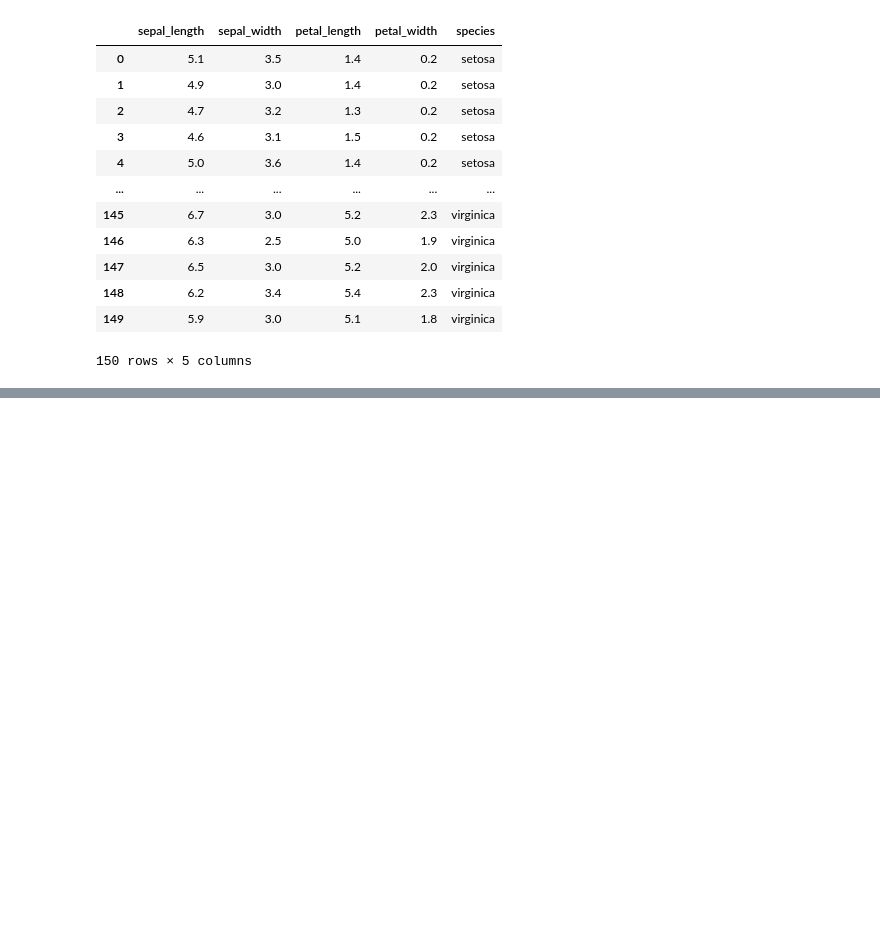
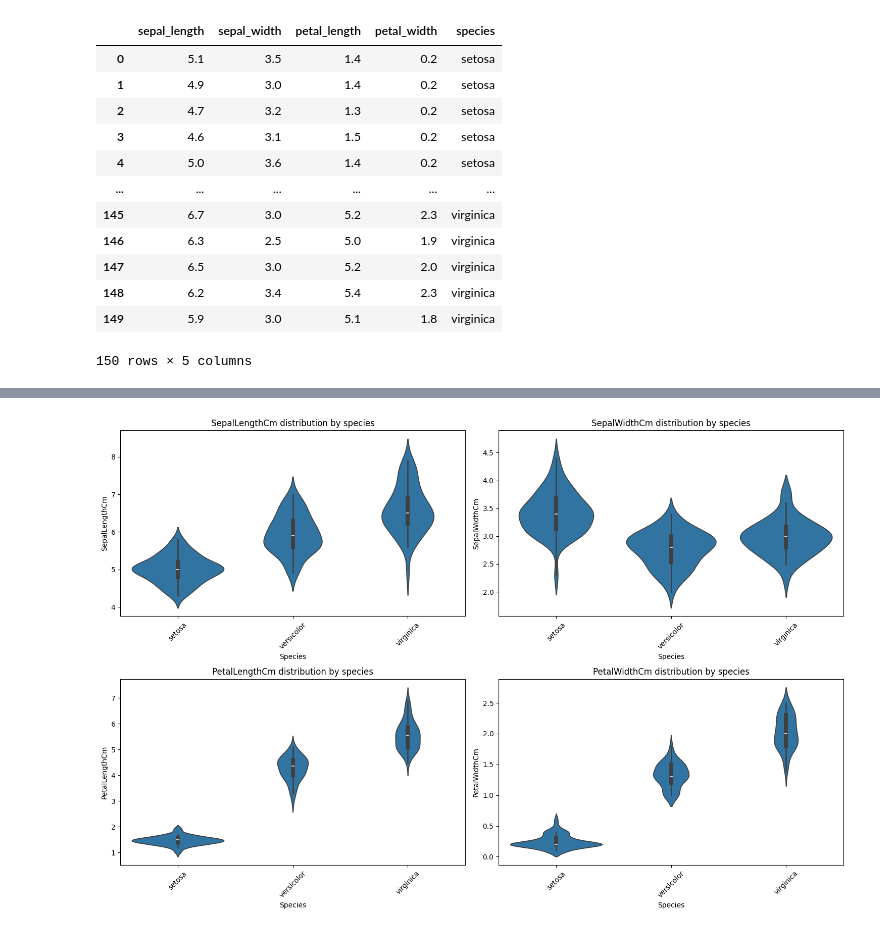
Before and after one commit to Dhruvrana8/web_scraping_with_machine_learning, a Jupyter notebook: index.ipynb, the cells around one changed output, grey strips where cells are left out. Cells and saved outputs as stored; diff of their text form; code cells hidden in the pictures; blank space fills up the shorter version.

```diff
--- a/index.ipynb
+++ b/index.ipynb
@@ -79,0 +155,12 @@ memory usage: 6.0+ KB
+# %%
+plt.figure(figsize=(15, 10))
+for i, column in enumerate(['SepalLengthCm','SepalWidthCm','PetalLengthCm','PetalWidthCm']):
+    plt.subplot(2, 2, i+1)
+    sns.violinplot(data=data_frame, x='Species', y=column)
+    plt.title(f'{column} distribution by species')
+    plt.xticks(rotation=45)
+
+plt.tight_layout()
+plt.show()
+# %% [output]
+[figure, added]
```
Also changed, not shown: parts of 9 cells of this notebook, 2 other files.
